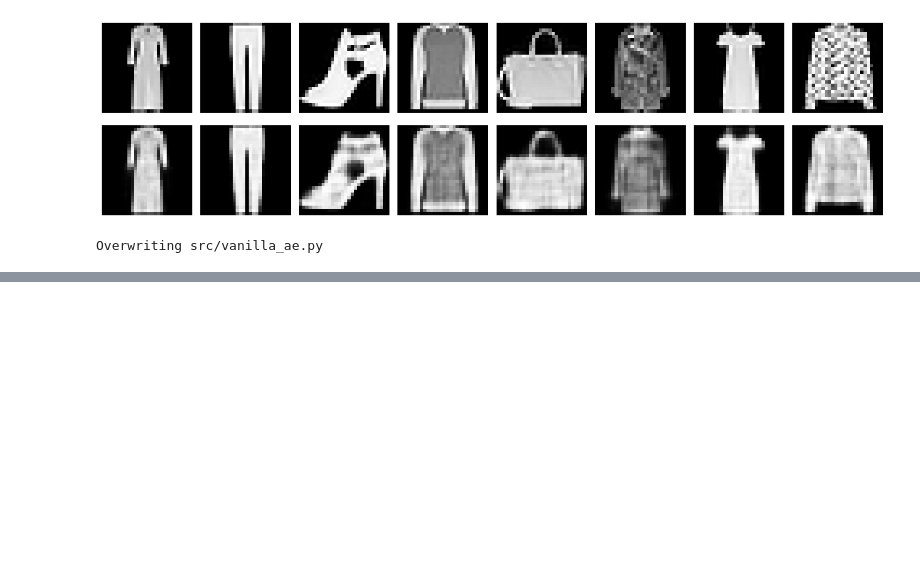
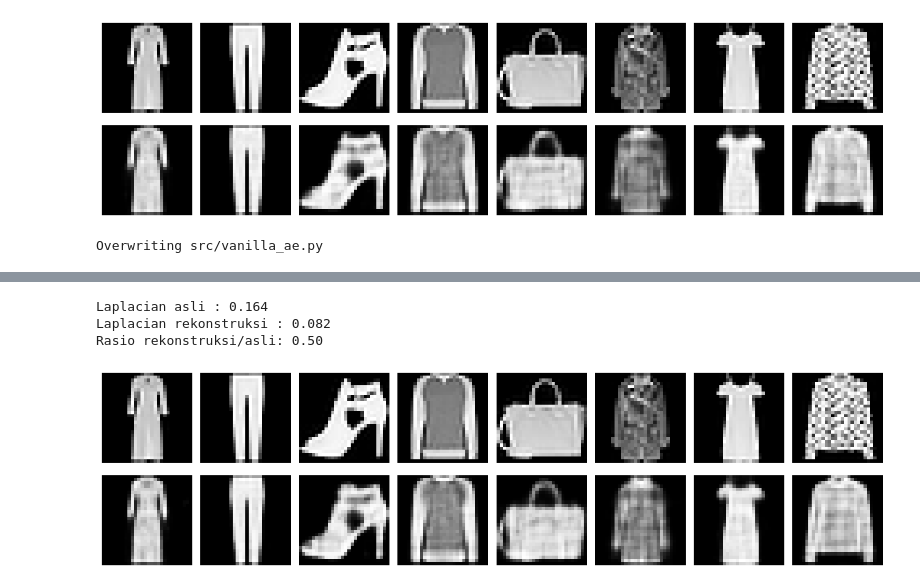
Before and after one commit to KenNicholas/komparatif-genai, a Jupyter notebook: komparatif_genai.ipynb, the cells around one changed output, grey strips where cells are left out. Drawn from its saved outputs; the diff is of its cells as text; code cells hidden in the pictures; blank space fills up the shorter version.

Commit message:
Fase 3: Update Sparse AutoEncoder dan perbandingan Vanilla AutoEncoder vs Sparse AutoEncoder

```diff
--- a/komparatif_genai.ipynb
+++ b/komparatif_genai.ipynb
@@ -416,0 +483,4 @@ Overwriting src/vanilla_ae.py
+# %%
+model_sae, hist_sae, sec_sae, best_ep_sae, best_val_sae = train_sparse_ae()
+print('='*25)
+print(f'best_ep={best_ep_sae} best_val={best_val_sae:.5f} , sec/epoch={sec_sae:.2f}')
@@ -416,0 +562,46 @@ Overwriting src/vanilla_ae.py
+# %%
+# Perbandingan antara Variance of Laplacian: asli dan rekonstruksi
+import numpy as np
+from scipy.ndimage import laplace
+
+model_ae.eval()
+laplacian_real = 0
+laplacian_recon = 0
+n = 0
+
+with torch.no_grad():
+    for images, _ in test:
+        images = images.to(device)
+        xr, _ = model_ae(images)
+        for i in range(images.size(0)):
+            asli = images[i, 0].cpu().numpy()
+            rekonstruksi = xr[i].cpu().reshape(28, 28).numpy()
+            laplacian_real += laplace(asli).var()
+            laplacian_recon += laplace(rekonstruksi).var()
+            n += 1
+
+laplacian_real = laplacian_real/n
+laplacian_reconstruction = laplacian_recon/n
+
+print(f'Laplacian asli : {laplacian_real:.3f}')
+print(f'Laplacian rekonstruksi : {laplacian_reconstruction:.3f}')
+print(f'Rasio rekonstruksi/asli: {laplacian_reconstruction / laplacian_real:.2f}')
+# %% [output]
+Laplacian asli : 0.164
+Laplacian rekonstruksi : 0.082
+Rasio rekonstruksi/asli: 0.50
+# %%
+import matplotlib.pyplot as plt
+
+images, _ = next(iter(test))
+images = images[:8].to(device)
+with torch.no_grad():
+    xr, _, _ = model_sae(images)
+fig, ax = plt.subplots(2, 8, figsize=(14, 4))
+for i in range(8):
+    ax[0, i].imshow(images[i,0].cpu(), cmap='gray'); ax[0, i].axis('off')
+    ax[1, i].imshow(xr[i].cpu().reshape(28,28), cmap='gray'); ax[1, i].axis('off')
+plt.tight_layout()
+plt.show()
+# %% [output]
+[figure, added]
```
Also changed, not shown: parts of 6 cells of this notebook.
